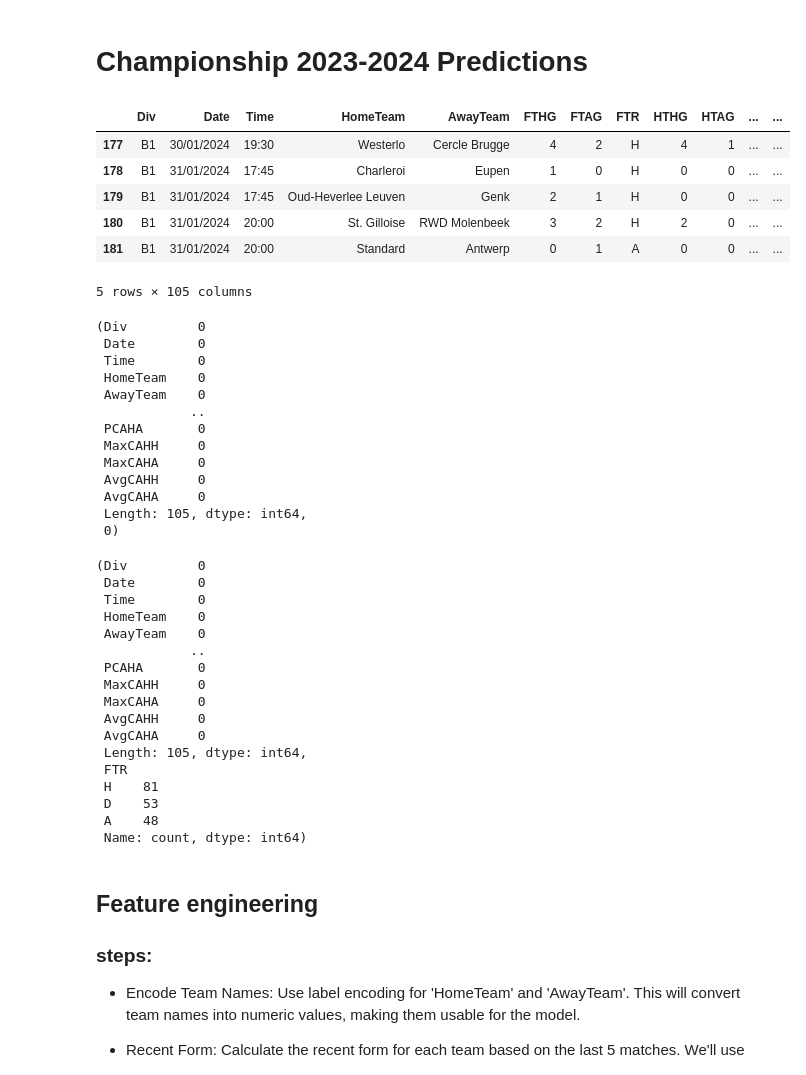
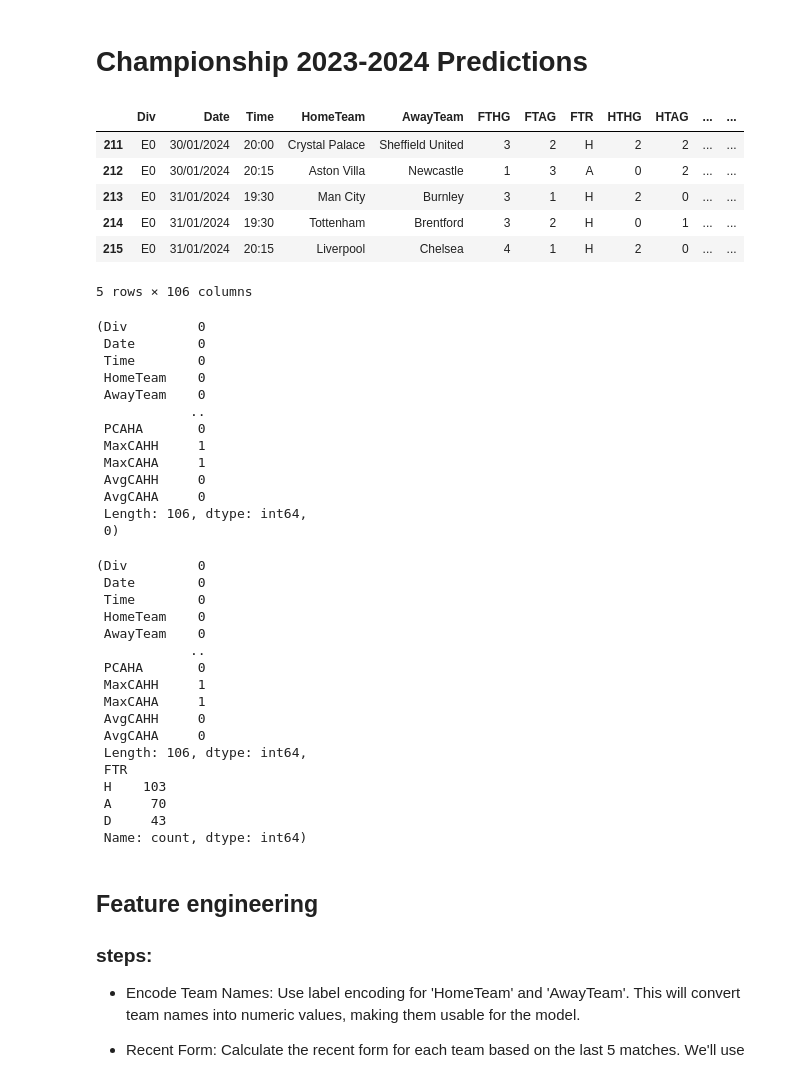
Before and after one commit to dagbolade/PL_prediction, a Jupyter notebook: ligue2.ipynb, the cells around one changed output. Drawn from its saved outputs; the diff is of its cells as text; code cells hidden in the pictures.

```diff
--- a/ligue2.ipynb
+++ b/ligue2.ipynb
@@ -3,22 +3,22 @@
 # %%
 # import data
 import pandas as pd
 import numpy as np
 
 #df = pd.read_csv('F2.csv')
 #df = pd.read_csv('ligue_2.csv')
-df = pd.read_csv('scrapers/englandm/E0.csv')
-
+df = pd.read_csv('scrapers/football_scraper/englandm/E0.csv')
+#df = pd.read_csv('scrapers/football_scraper/belgiumm/B1.csv')
 #df = pd.read_csv('f2_new.csv')
 df.tail()
 # %% [output]
 |  | Div | Date | Time | HomeTeam | AwayTeam | FTHG | FTAG | FTR | HTHG | HTAG | ... | ... |
-| 177 | B1 | 30/01/2024 | 19:30 | Westerlo | Cercle Brugge | 4 | 2 | H | 4 | 1 | ... | ... |
-| 178 | B1 | 31/01/2024 | 17:45 | Charleroi | Eupen | 1 | 0 | H | 0 | 0 | ... | ... |
-| 179 | B1 | 31/01/2024 | 17:45 | Oud-Heverlee Leuven | Genk | 2 | 1 | H | 0 | 0 | ... | ... |
-| 180 | B1 | 31/01/2024 | 20:00 | St. Gilloise | RWD Molenbeek | 3 | 2 | H | 2 | 0 | ... | ... |
-| 181 | B1 | 31/01/2024 | 20:00 | Standard | Antwerp | 0 | 1 | A | 0 | 0 | ... | ... |
+| 211 | E0 | 30/01/2024 | 20:00 | Crystal Palace | Sheffield United | 3 | 2 | H | 2 | 2 | ... | ... |
+| 212 | E0 | 30/01/2024 | 20:15 | Aston Villa | Newcastle | 1 | 3 | A | 0 | 2 | ... | ... |
+| 213 | E0 | 31/01/2024 | 19:30 | Man City | Burnley | 3 | 1 | H | 2 | 0 | ... | ... |
+| 214 | E0 | 31/01/2024 | 19:30 | Tottenham | Brentford | 3 | 2 | H | 0 | 1 | ... | ... |
+| 215 | E0 | 31/01/2024 | 20:15 | Liverpool | Chelsea | 4 | 1 | H | 2 | 0 | ... | ... |
-5 rows × 105 columns
+5 rows × 106 columns
 # %%
 ## Data Cleaning
 # %%
@@ -39,11 +39,11 @@ missing_values, duplicate_rows
  AwayTeam    0
             ..
  PCAHA       0
- MaxCAHH     0
- MaxCAHA     0
+ MaxCAHH     1
+ MaxCAHA     1
  AvgCAHH     0
  AvgCAHA     0
- Length: 105, dtype: int64,
+ Length: 106, dtype: int64,
  0)
 # %%
 # Checking for missing values
@@ -68,15 +68,15 @@ missing_values, target_distribution
  AwayTeam    0
             ..
  PCAHA       0
- MaxCAHH     0
- MaxCAHA     0
+ MaxCAHH     1
+ MaxCAHA     1
  AvgCAHH     0
  AvgCAHA     0
- Length: 105, dtype: int64,
+ Length: 106, dtype: int64,
  FTR
- H    81
- D    53
- A    48
+ H    103
+ A     70
+ D     43
  Name: count, dtype: int64)
 # %%
 # covert date to datetime
```
Also changed, not shown: parts of 23 cells of this notebook, 4 other files.
